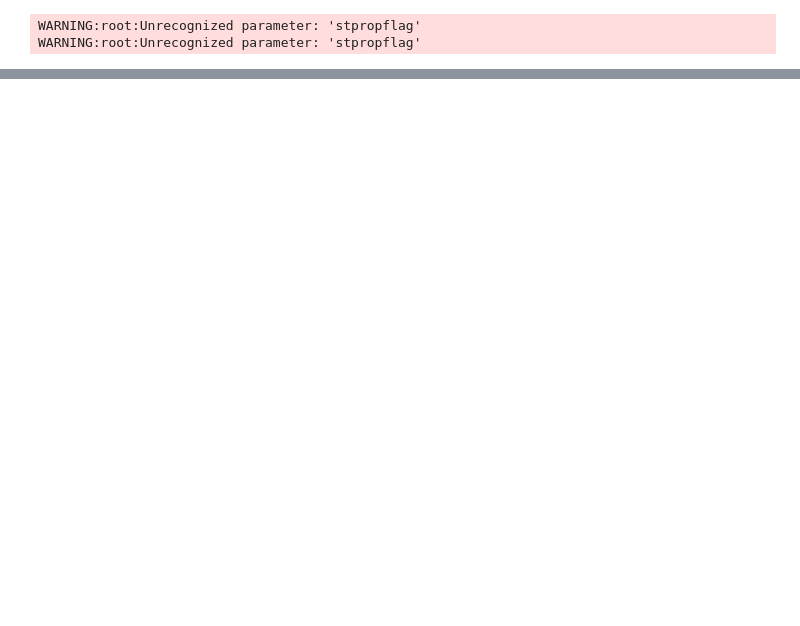
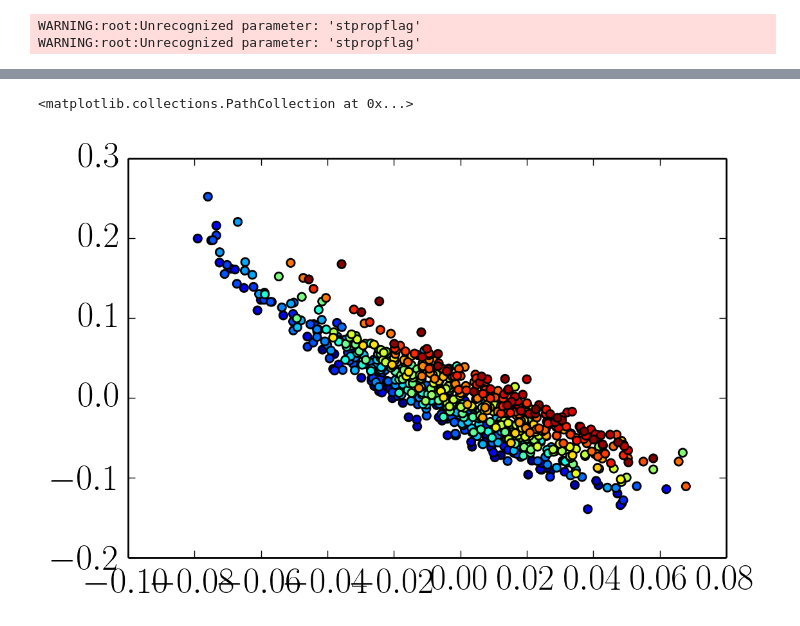
Before and after one commit to dfm/python-simplexy, a Jupyter notebook: demo.ipynb, the cells around one changed output, grey strips where cells are left out. Drawn from its saved outputs; the diff is of its cells as text; code cells hidden in the pictures; blank space fills up the shorter version.

```diff
--- a/demo.ipynb
+++ b/demo.ipynb
@@ -109,0 +115,5 @@ pl.imshow(np.log(flux[63].T), cmap="gray_r", interpolation="nearest")
+# %%
+pl.scatter(center[:, 0], center[:, 1], c=time)
+# %% [output]
+<matplotlib.collections.PathCollection at 0x...>
+[figure, added]
```
Also changed, not shown: parts of 18 cells of this notebook, 1 other file.
